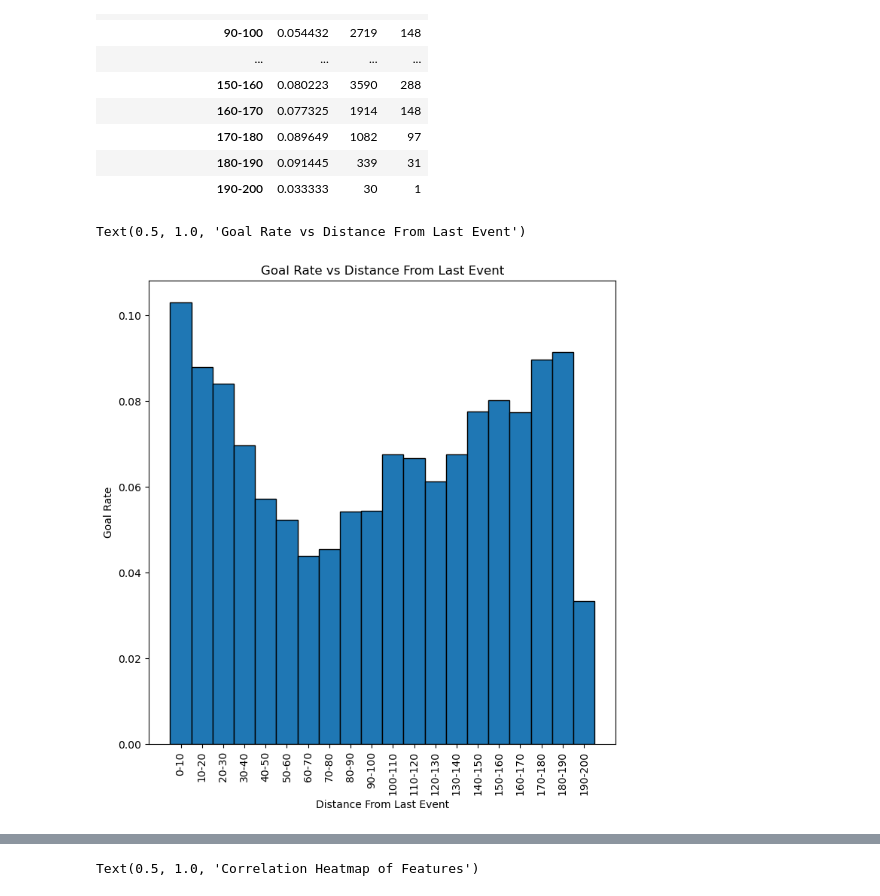
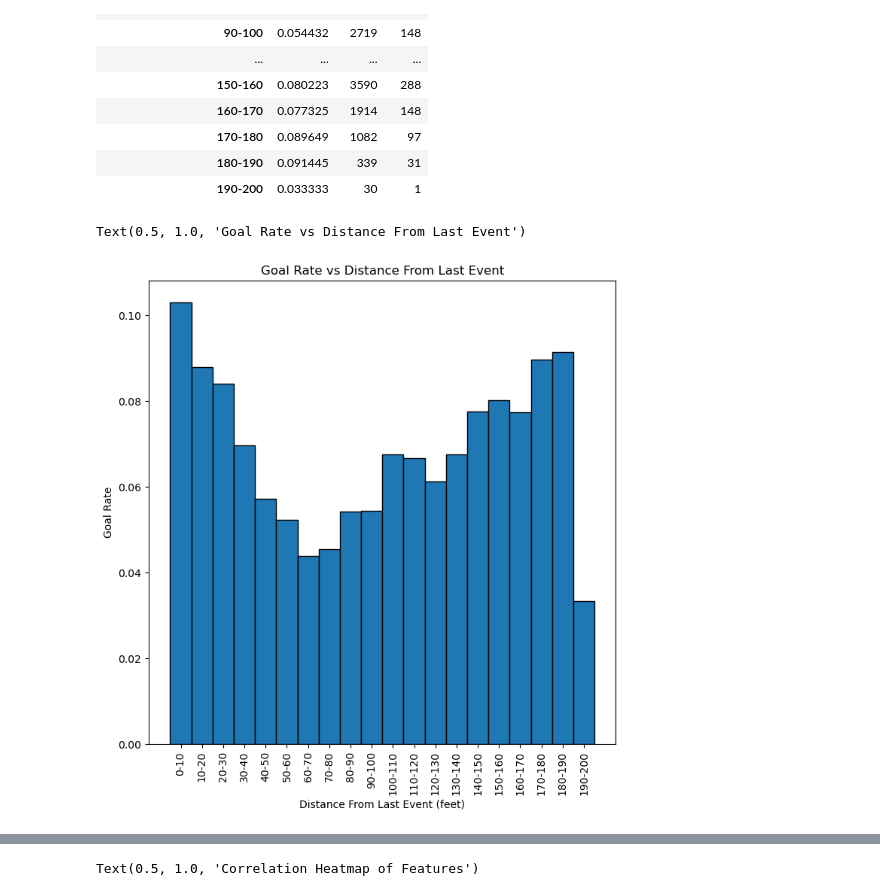
Before and after one commit to siqbal21/NHL-Shot-Probability-Machine-Learning-Model, a Jupyter notebook: xg_model.ipynb, the cells around one changed output, grey strips where cells are left out. Cells and saved outputs as stored; diff of their text form; code cells hidden in the pictures.

```diff
--- a/xg_model.ipynb
+++ b/xg_model.ipynb
@@ -367,10 +380,10 @@ min: 0.0, max: 198.406149098
 # %%
 plt.figure(figsize=(8,8))
 plt.bar(df_distance_from_last_event_goal_rate.index, df_distance_from_last_event_goal_rate['Goal Rate'], width=1, edgecolor='black', )
 plt.xticks(rotation=90)
-plt.xlabel('Distance From Last Event')
+plt.xlabel('Distance From Last Event (feet)')
 plt.ylabel('Goal Rate')
 plt.title('Goal Rate vs Distance From Last Event')
 # %% [output]
 Text(0.5, 1.0, 'Goal Rate vs Distance From Last Event')
-[figure, old version]
+[figure, new version]
```
Also changed, not shown: parts of 10 cells of this notebook.
